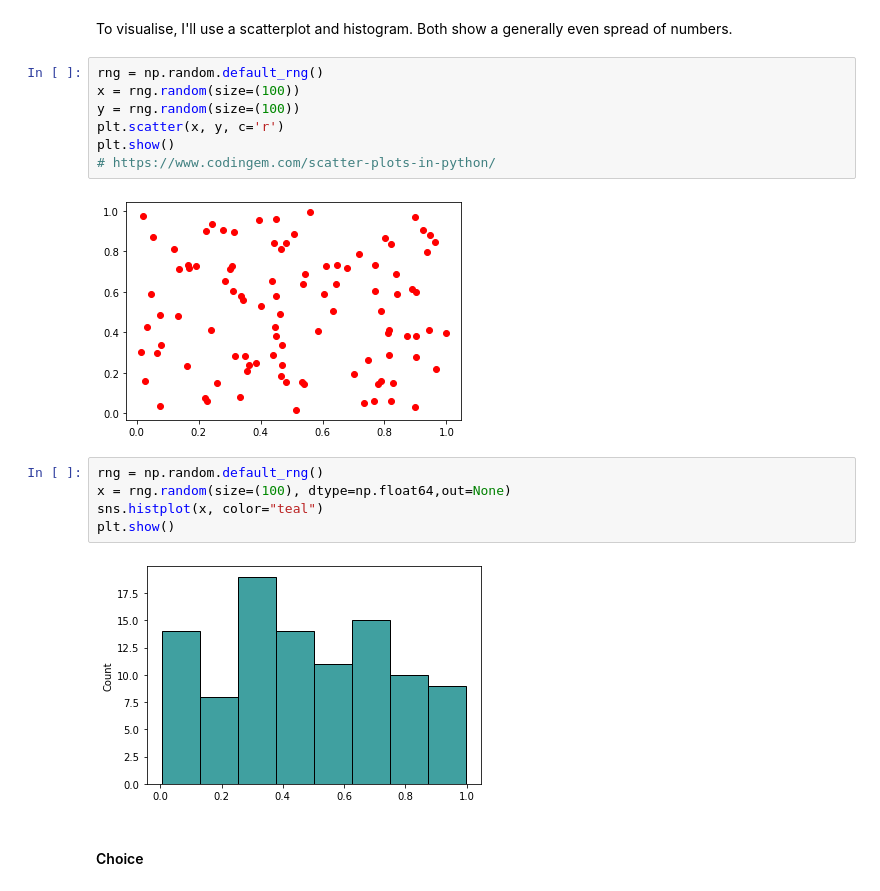
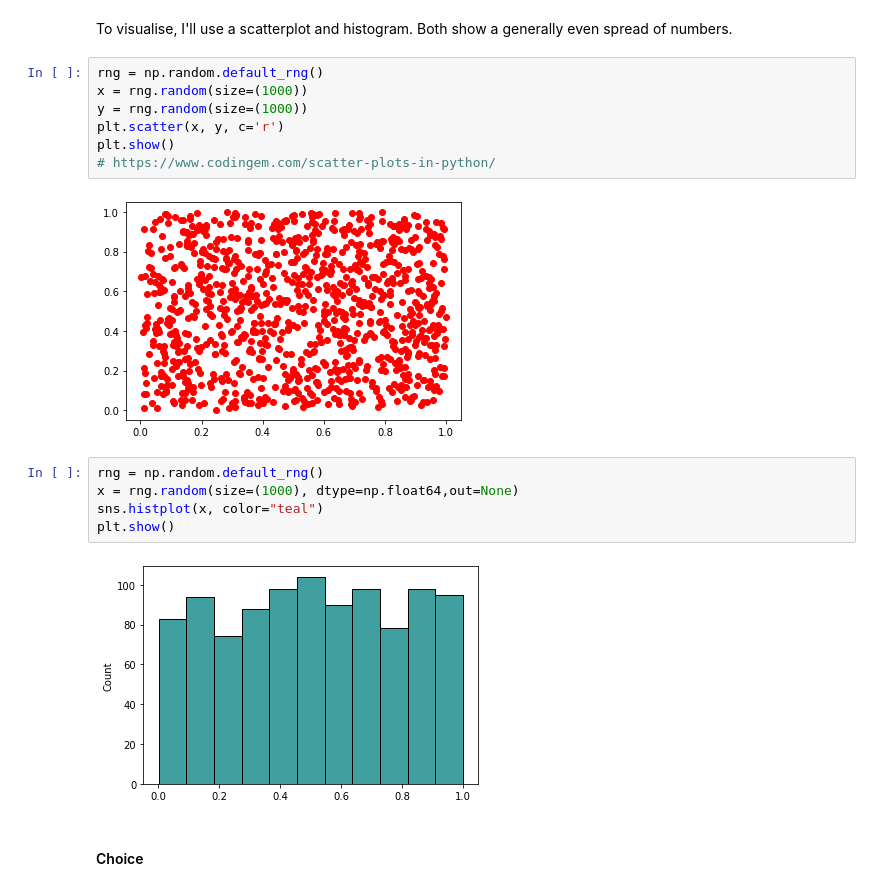
Before and after one commit to Michelleoc/programming-for-data-analysis-assignment, a Jupyter notebook: numpy-random-assignment.ipynb, the cells around one changed output. Cells and saved outputs as stored; diff of their text form.

```diff
--- a/numpy-random-assignment.ipynb
+++ b/numpy-random-assignment.ipynb
@@ -160,20 +170,20 @@ rng.random(size=(2,4), dtype=np.float32,out=None)
 To visualise, I'll use a scatterplot and histogram. Both show a generally even spread of numbers.
 # %%
 rng = np.random.default_rng()
-x = rng.random(size=(100))
-y = rng.random(size=(100))
+x = rng.random(size=(1000))
+y = rng.random(size=(1000))
 plt.scatter(x, y, c='r')
 plt.show()
 # https://www.codingem.com/scatter-plots-in-python/
 # %% [output]
-[figure, old version]
+[figure, new version]
 # %%
 rng = np.random.default_rng()
-x = rng.random(size=(100), dtype=np.float64,out=None)
+x = rng.random(size=(1000), dtype=np.float64,out=None)
 sns.histplot(x, color="teal")
 plt.show()
 # %% [output]
-[figure, old version]
+[figure, new version]
 # %% [markdown]
 #### Choice
 # %% [markdown]
```
Also changed, not shown: parts of 38 cells of this notebook, 1 other file.
